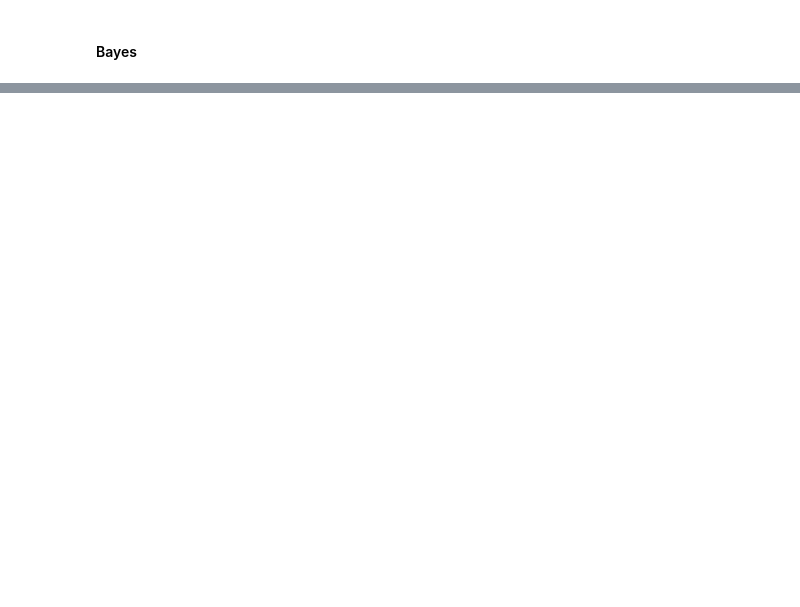
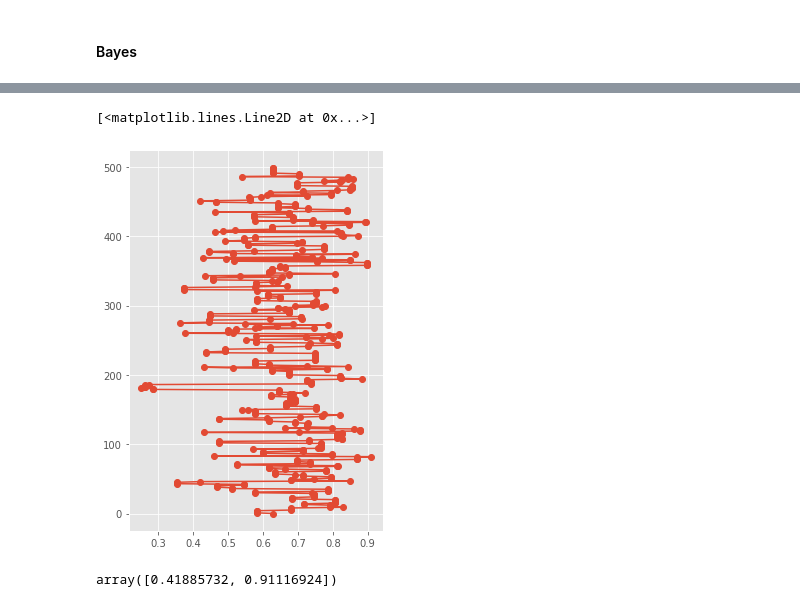
Before and after one commit to ayushmangupta/DataScience, a Jupyter notebook: MLImplementation/BayesianForDataAnalysis.ipynb, the cells around one changed output, grey strips where cells are left out. Cells and saved outputs as stored; diff of their text form; code cells hidden in the pictures; blank space fills up the shorter version.

```diff
--- a/MLImplementation/BayesianForDataAnalysis.ipynb
+++ b/MLImplementation/BayesianForDataAnalysis.ipynb
@@ -85,0 +314,13 @@ plt.stem(theta,p_theta_given_data)
+# %%
+trace_sample = trace['theta']
+# %%
+plt.figure(figsize=(10,7))
+ax = plt.subplot(1,2,1)
+plt.plot(trace_sample[:500],np.arange(500),'-o')
+# %% [output]
+[<matplotlib.lines.Line2D at 0x...>]
+[figure, added]
+# %%
+hpd(trace['theta'],0.05)
+# %% [output]
+array([0.41885732, 0.91116924])
```
Also changed, not shown: parts of 16 cells of this notebook, 2 other files.
